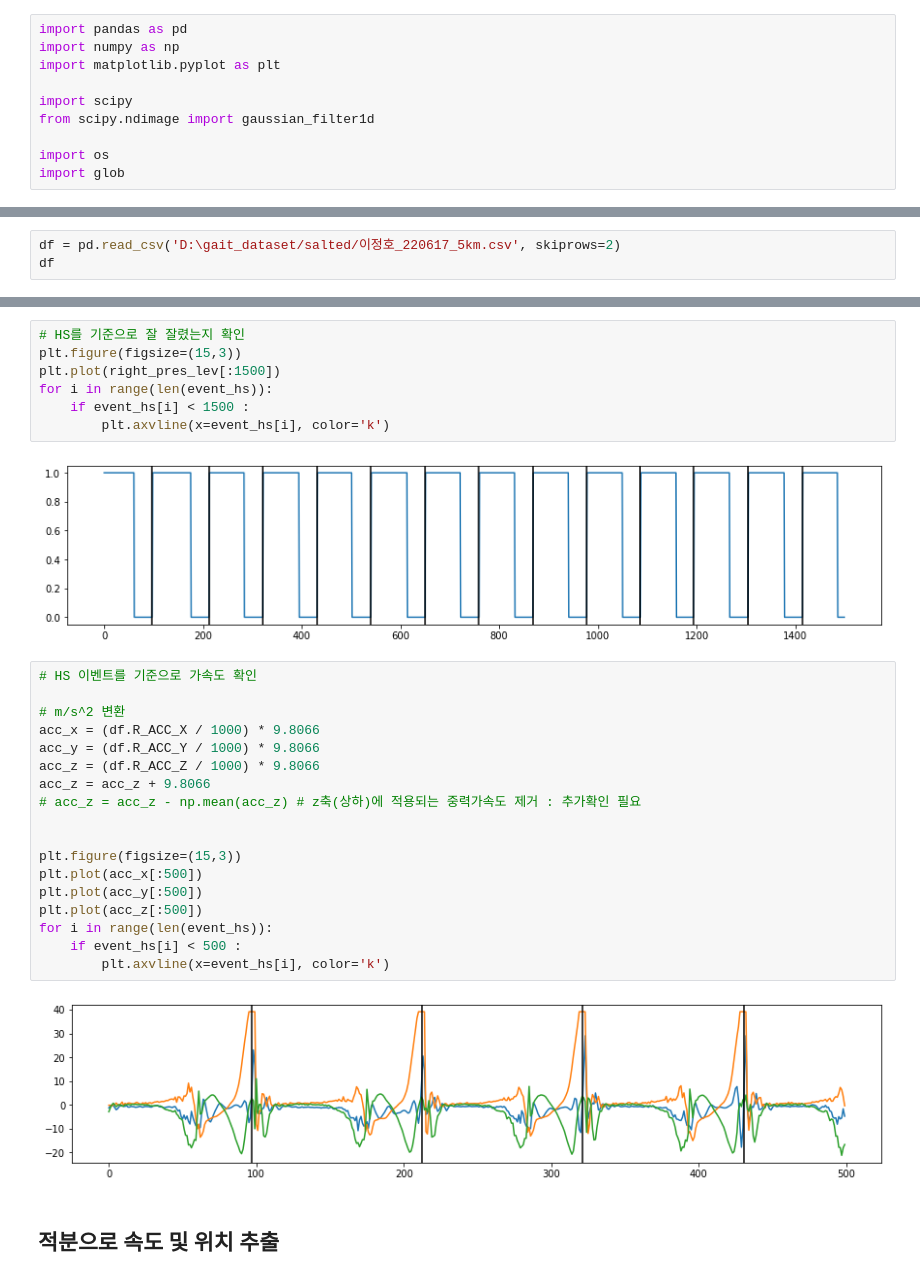
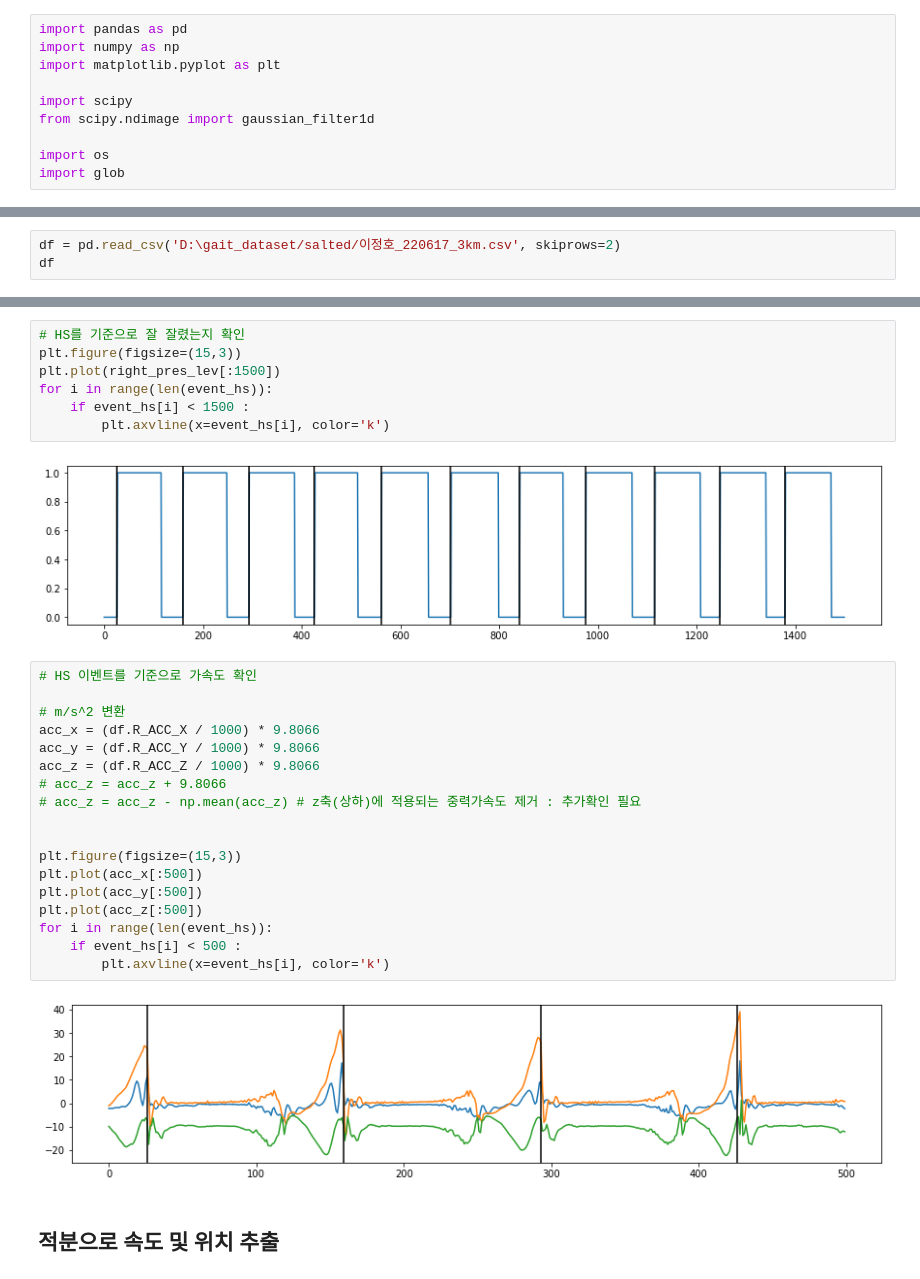
Before and after one commit to taeoowl/gait, a Jupyter notebook: gait/preprocessing_salted.ipynb, the cells around one changed output, grey strips where cells are left out. Saved outputs shown, nothing was run; the diff lists cells and outputs as text.

```diff
--- a/gait/preprocessing_salted.ipynb
+++ b/gait/preprocessing_salted.ipynb
@@ -15,5 +35,5 @@ import glob
 # %%
-df = pd.read_csv('D:\gait_dataset/salted/이정호_220617_5km.csv', skiprows=2)
+df = pd.read_csv('D:\gait_dataset/salted/이정호_220617_3km.csv', skiprows=2)
 df
 # %% [output]
 |  | date | timestamp | L_value1 | L_value2 | L_value3 | L_value4 | R_value1 | R_value2 | R_value3 | R_value4 | ... |
@@ -118,27 +138,27 @@ for i in range(len(event_hs)):
     if event_hs[i] < 1500 :
         plt.axvline(x=event_hs[i], color='k')
 # %% [output]
-[figure, old version]
+[figure, new version]
 # %%
 # HS 이벤트를 기준으로 가속도 확인
 
 # m/s^2 변환
 acc_x = (df.R_ACC_X / 1000) * 9.8066
 acc_y = (df.R_ACC_Y / 1000) * 9.8066
 acc_z = (df.R_ACC_Z / 1000) * 9.8066
-acc_z = acc_z + 9.8066
+# acc_z = acc_z + 9.8066
 # acc_z = acc_z - np.mean(acc_z) # z축(상하)에 적용되는 중력가속도 제거 : 추가확인 필요
 
 
 plt.figure(figsize=(15,3))
 plt.plot(acc_x[:500])
 plt.plot(acc_y[:500])
 plt.plot(acc_z[:500])
 for i in range(len(event_hs)):
     if event_hs[i] < 500 :
         plt.axvline(x=event_hs[i], color='k')
 # %% [output]
-[figure, old version]
+[figure, new version]
 # %% [markdown]
 ## 적분으로 속도 및 위치 추출
 # %%
```
Also changed, not shown: parts of 9 cells of this notebook.
